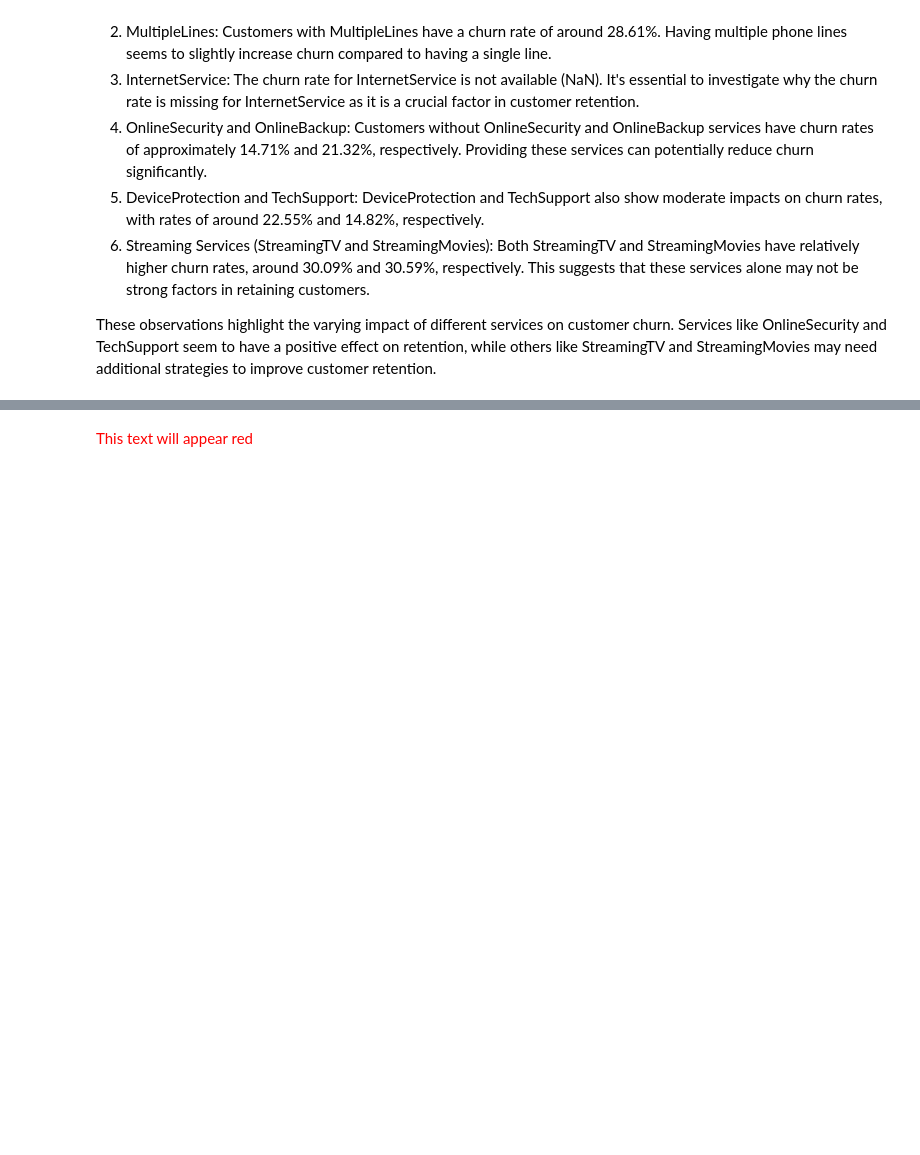
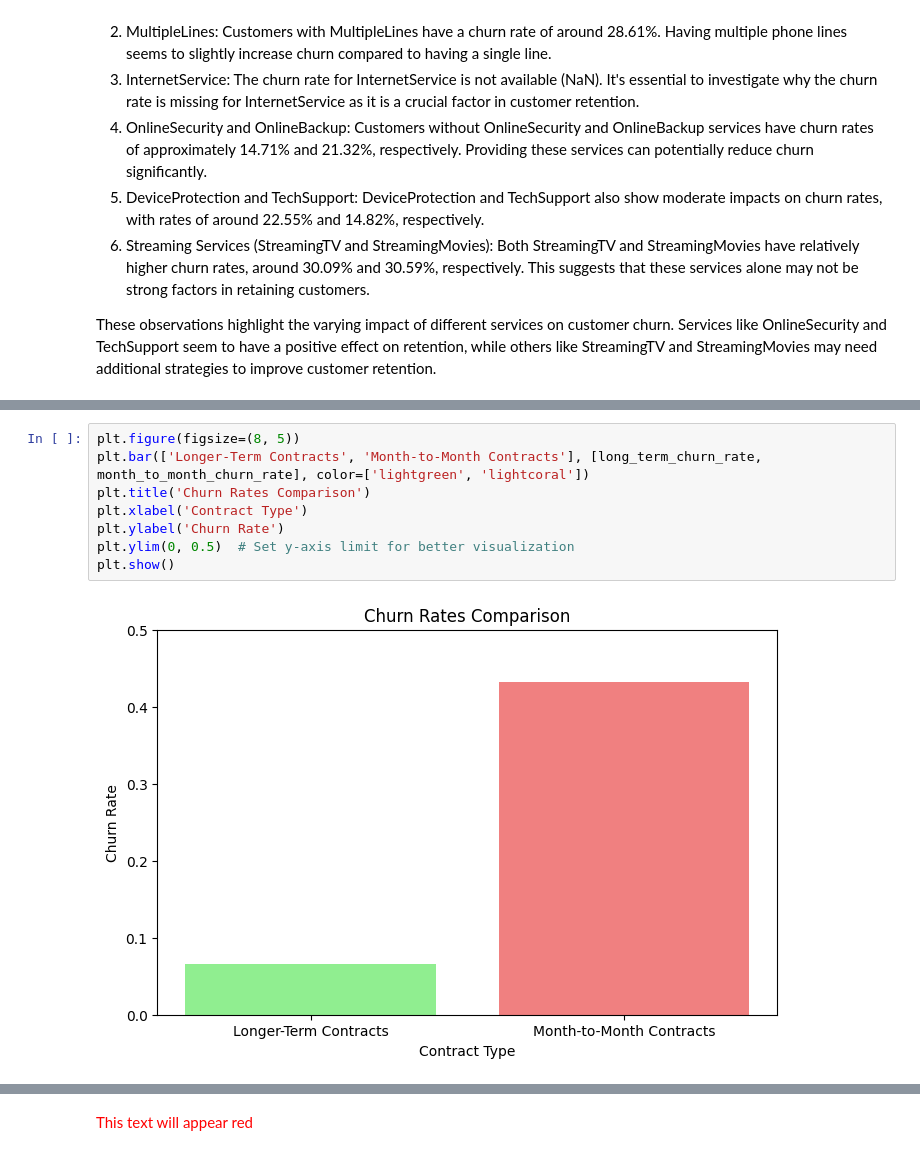
Before and after one commit to wamathaiwandeto/Customer-Churn-Prediction, a Jupyter notebook: churn.ipynb, the cells around one changed output, grey strips where cells are left out. Drawn from its saved outputs; the diff is of its cells as text; blank space fills up the shorter version.

```diff
--- a/churn.ipynb
+++ b/churn.ipynb
@@ -756,0 +793,10 @@ These observations highlight the varying impact of different services on custome
+# %%
+plt.figure(figsize=(8, 5))
+plt.bar(['Longer-Term Contracts', 'Month-to-Month Contracts'], [long_term_churn_rate, month_to_month_churn_rate], color=['lightgreen', 'lightcoral'])
+plt.title('Churn Rates Comparison')
+plt.xlabel('Contract Type')
+plt.ylabel('Churn Rate')
+plt.ylim(0, 0.5)  # Set y-axis limit for better visualization
+plt.show()
+# %% [output]
+[figure, added]
```
Also changed, not shown: parts of 11 cells of this notebook.
